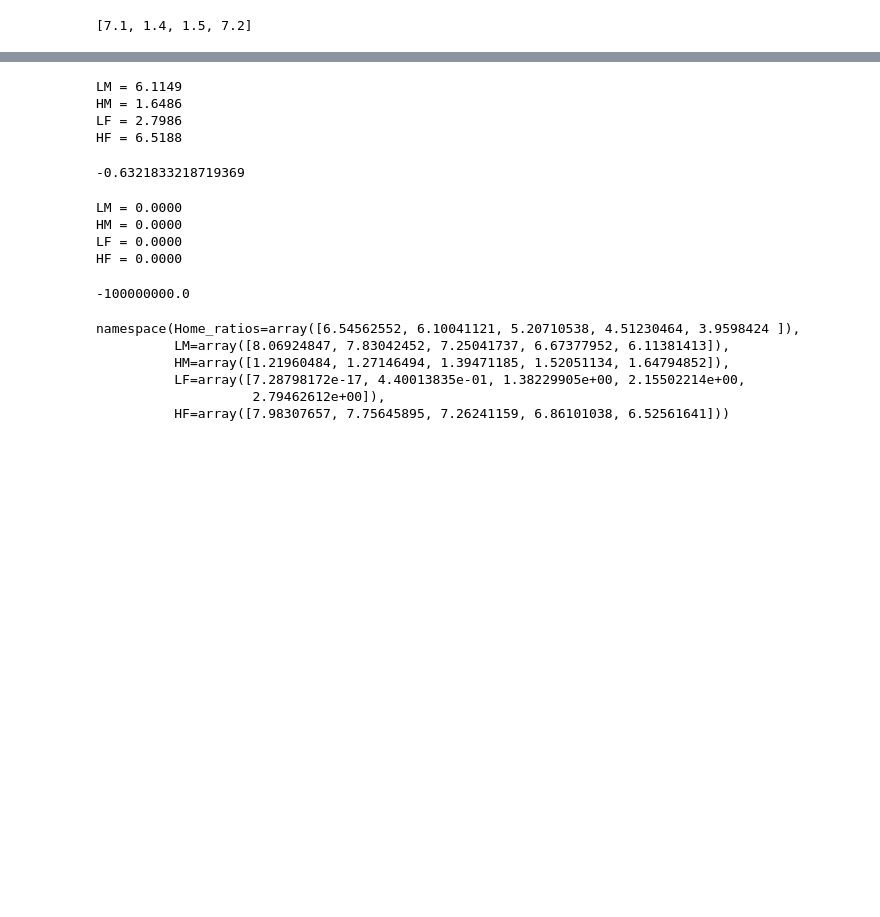
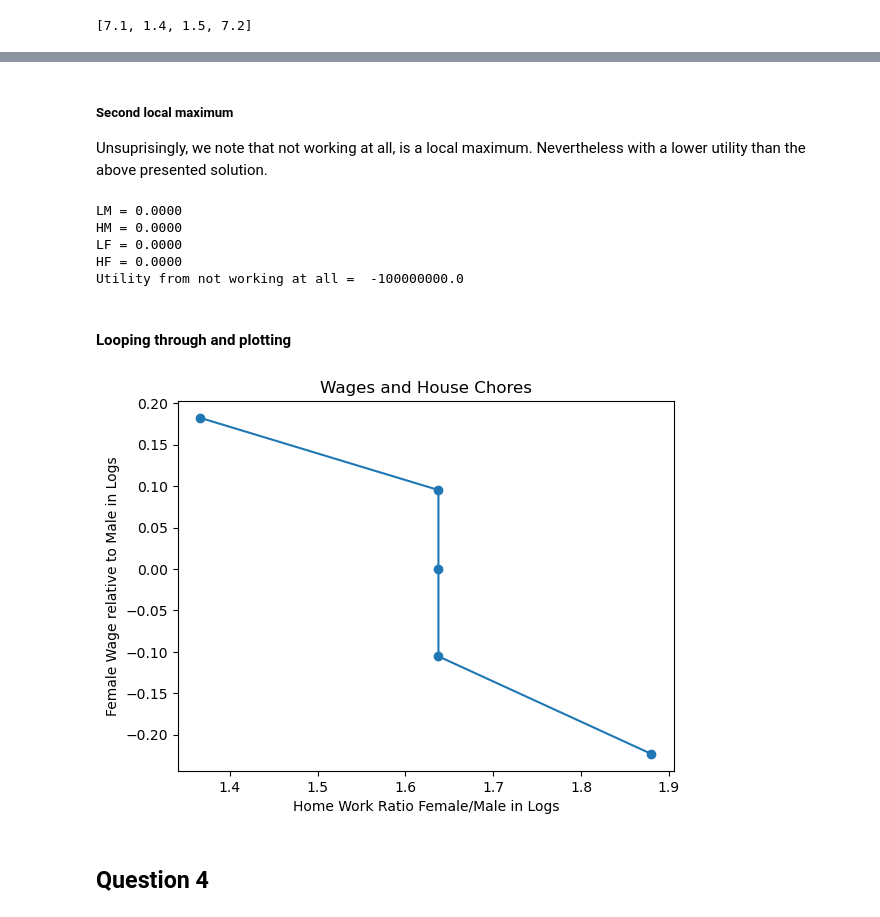
Before and after one commit to biguntitled/Intro_Num, a Jupyter notebook: Lukas.ipynb, the cells around one changed output, grey strips where cells are left out. Drawn from its saved outputs; the diff is of its cells as text; code cells hidden in the pictures; blank space fills up the shorter version.

Commit message:
Lukas: Q3 works and plots

```diff
--- a/Lukas.ipynb
+++ b/Lukas.ipynb
@@ -148,30 +148,34 @@ namespace(LM=6.114688196466463,
+# %% [markdown]
+##### Second local maximum
+Unsuprisingly, we note that not working at all, is a local maximum. Nevertheless with a lower utility than the above presented solution.
 # %%
-a.par.guess = [12, 12, 12, 12]
+a.par.guess = [0, 0, 0, 0]
 a.solve_continuous(do_print=True)
-a.calc_utility(LM= 12 , HM= 12, LF = 12, HF= 12)
+print('Utility from not working at all = ', a.calc_utility(LM= 0 , HM= 0, LF =0, HF= 0))
 # %% [output]
-LM = 6.1149
-HM = 1.6486
-LF = 2.7986
-HF = 6.5188
+LM = 0.0000
+HM = 0.0000
+LF = 0.0000
+HF = 0.0000
+Utility from not working at all =  -100000000.0
--0.6321833218719369
-# %%
-a.par.guess = [0, 0, 0, 0]
-a.solve_continuous(do_print=True)
-a.calc_utility(LM= 0 , HM= 0, LF =0, HF= 0)
-# %% [output]
-LM = 0.0000
-HM = 0.0000
-LF = 0.0000
-HF = 0.0000
--100000000.0
-# %%
-a.par.guess = [12,12,12,12]
-a.solve_wF_vec(discrete=False)
-# %% [output]
-namespace(Home_ratios=array([6.54562552, 6.10041121, 5.20710538, 4.51230464, 3.9598424 ]),
-          LM=array([8.06924847, 7.83042452, 7.25041737, 6.67377952, 6.11381413]),
-          HM=array([1.21960484, 1.27146494, 1.39471185, 1.52051134, 1.64794852]),
-          LF=array([7.28798172e-17, 4.40013835e-01, 1.38229905e+00, 2.15502214e+00,
-                    2.79462612e+00]),
-          HF=array([7.98307657, 7.75645895, 7.26241159, 6.86101038, 6.52561641]))
+# %% [markdown]
+#### Looping through and plotting
+# %%
+a.par.guess = initial_guess
+assert np.array_equal(a.par.guess, initial_guess)
+assert np.array_equal(a.par.wF_vec, np.linspace(0.8, 1.2, 5)) #Check we have the correct array of female wages stored
+res3 = a.solve_wF_vec() #Loops through the values, solves the model and stores the hours worked at home.
+Home_ratios = res3.Home_ratios #Above function returns the Home_ratios vector
+
+fig, ax = plt.subplots() #Start plotting
+ax.plot(np.log(Home_ratios), np.log(a.par.wF_vec), 'o-') #As male wage is equal to one, division is not necessary.
+
+ax.set_xlabel('Home Work Ratio Female/Male in Logs')
+ax.set_ylabel('Female Wage relative to Male in Logs')
+ax.set_title('Wages and House Chores')
+
+plt.show()
+# %% [output]
+[figure, added]
+# %% [markdown]
+## Question 4
```
Also changed, not shown: parts of 4 cells of this notebook.
